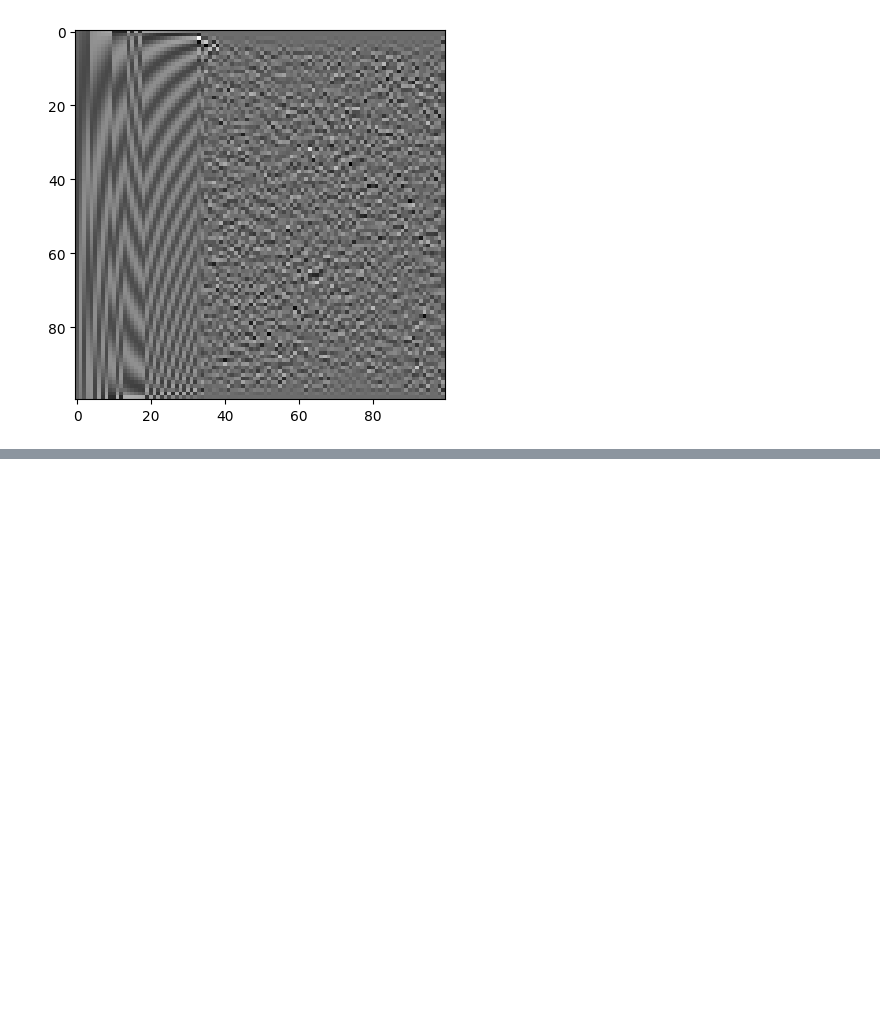
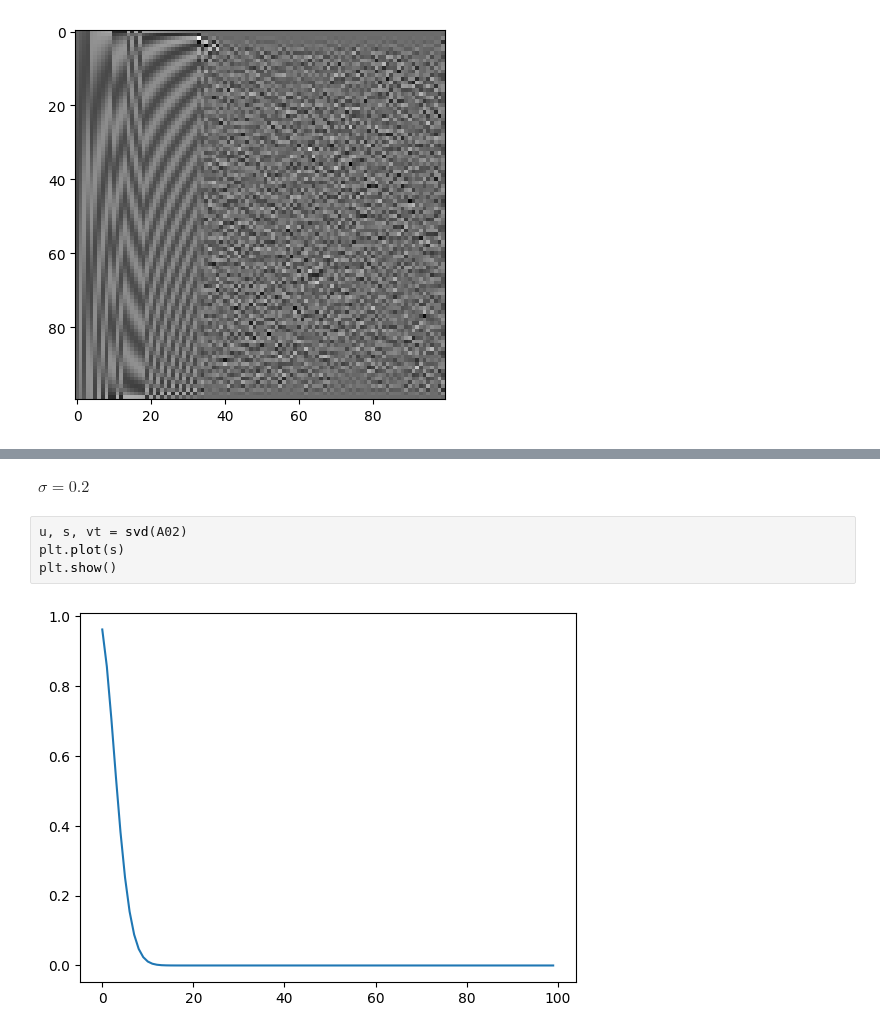
Before and after one commit to lucieniii/UCL-IPI-2022, a Jupyter notebook: ex1/ex1.ipynb, the cells around one changed output, grey strips where cells are left out. Drawn from its saved outputs; the diff is of its cells as text; blank space fills up the shorter version.

```diff
--- a/ex1/ex1.ipynb
+++ b/ex1/ex1.ipynb
@@ -190,0 +237,8 @@ plt.imshow(v, cmap='gray')
+# %% [markdown]
+$\sigma = 0.2$
+# %%
+u, s, vt = svd(A02)
+plt.plot(s)
+plt.show()
+# %% [output]
+[figure, added]
```
Also changed, not shown: parts of 45 cells of this notebook.
